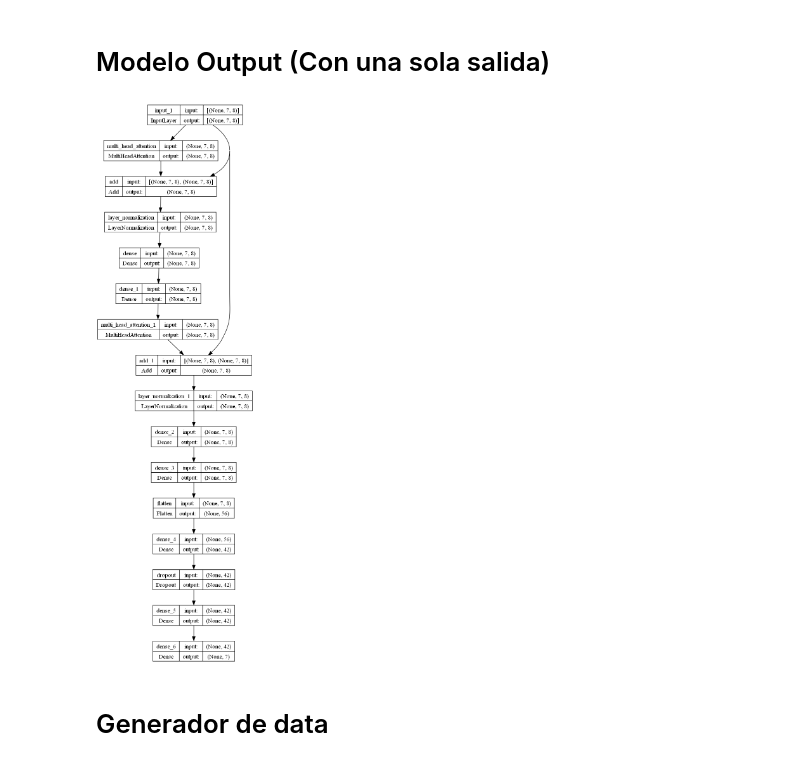
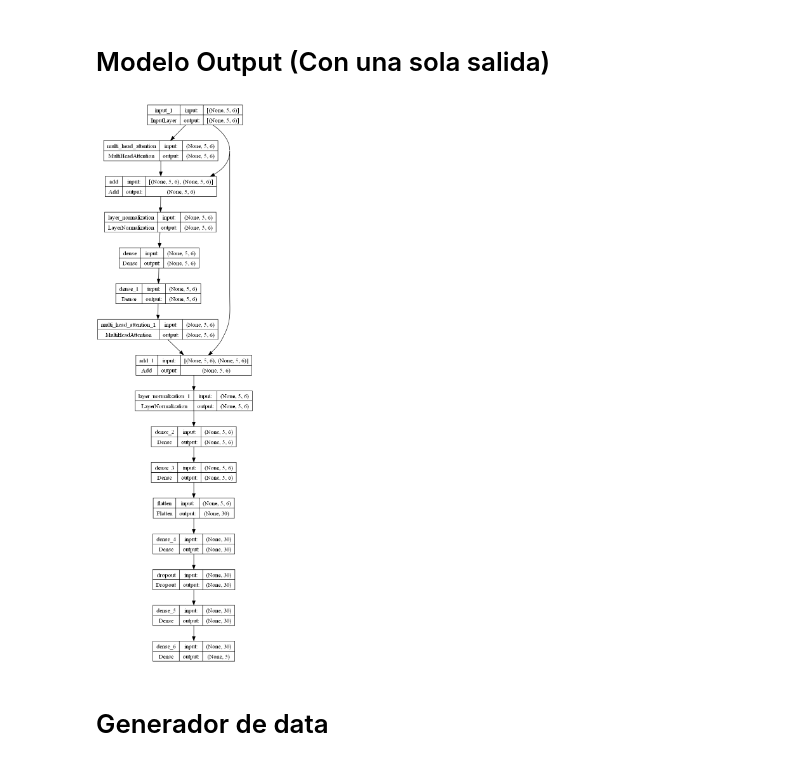
Before and after one commit to LosWillyAmigos/CPMP_With_attetion, a Jupyter notebook: CPMP_with_attention.ipynb, the cells around one changed output. Cells and saved outputs as stored; diff of their text form; code cells hidden in the pictures.

```diff
--- a/CPMP_with_attention.ipynb
+++ b/CPMP_with_attention.ipynb
@@ -311,9 +591,9 @@ def create_model(heads, S, H , optimizer):
 # %%
 optimizer = keras.optimizers.Adam(learning_rate=0.001, beta_1=0.9, beta_2=0.999, epsilon=1e-07, amsgrad=False, name='Adam')
 model_cpmp_origin_5x5 = create_model(heads= 5, S= 5, H= 5, optimizer= optimizer)
-keras.utils.plot_model(model_cpmp_origin, show_shapes=True, to_file= 'images_models/model_cpmp_origin_5x5.png')
+keras.utils.plot_model(model_cpmp_origin_5x5, show_shapes=True, to_file= 'images_models/model_cpmp_origin_5x5.png')
 # %% [output]
-[figure, old version]
+[figure, new version]
 # %% [markdown]
 # Generador de data
 # %%
```
Also changed, not shown: parts of 39 cells of this notebook, 1 other file.
